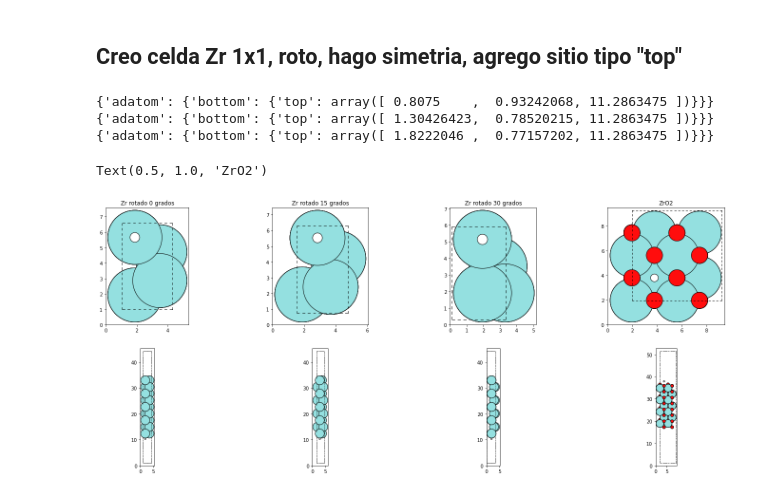
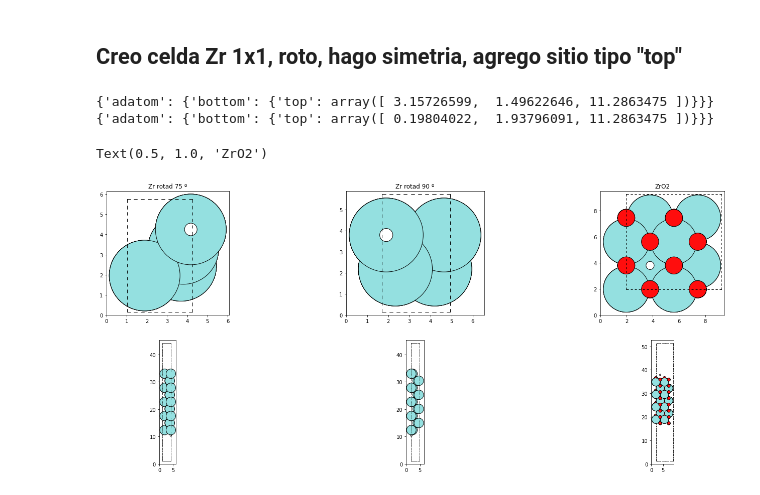
Before and after one commit to Division-Aleaciones-Especiales/ZrO2-Fractura, a Jupyter notebook: Apilamiento_Zr_ZrO2.ipynb, the cells around one changed output. Drawn from its saved outputs; the diff is of its cells as text; code cells hidden in the pictures.

```diff
--- a/Apilamiento_Zr_ZrO2.ipynb
+++ b/Apilamiento_Zr_ZrO2.ipynb
@@ -45,51 +45,36 @@ RotAdStruc = []
 rotatedsymmetric = []
 title = []
 dang = 15  # saltos entre los ángulos siguientes
-planos = ('0001')
-surfaces = (Zr0001)
+planos = ['0001']
+surfaces = [Zr0001]
 cantplanos = 1
 
-if cantplanos > 1:
-    for i in range(0, len(planos)):
-        rotatedsymmetric = tl.make_symmetric(surfaces[i], natoms=2)
-        plano = planos[i]
-        for ang in range(75, 91, dang):
-            rotated.append(sort(rotatedsymmetric.copy()))
-            rotated[-1].center()
-            rotated[-1].rotate(ang, 'z', center="com")
-            tl.get_adsite(rotated[-1], site='top', face='bottom')   # bottom para metal
-            print(rotated[-1].info)
-            RotAdStruc.append(tl.make_adstruc(rotated[-1], 'RotBotTop', theface='bottom', thesite='top'))
-            name = f'{ang}_{plano}_rotated.vasp'
-            rotated[-1].write(name, direct=True, sort=True)
-else:
-    rotatedsymmetric = tl.make_symmetric(surfaces, natoms=2)
-    plano = planos
-    for ang in range(0, 31, dang):
+for i, (plano, surface) in enumerate(zip(planos, surfaces)): # in range(0, len(planos)):
+    rotatedsymmetric = tl.make_symmetric(surface, natoms=2)
+    for ang in range(75, 91, dang):
         rotated.append(sort(rotatedsymmetric.copy()))
         rotated[-1].center()
         rotated[-1].rotate(ang, 'z', center="com")
-        title.append('Zr rotado ' + str(ang) + ' grados')
         tl.get_adsite(rotated[-1], site='top', face='bottom')   # bottom para metal
         print(rotated[-1].info)
         RotAdStruc.append(tl.make_adstruc(rotated[-1], 'RotBotTop', theface='bottom', thesite='top'))
         name = f'{ang}_{plano}_rotated.vasp'
         rotated[-1].write(name, direct=True, sort=True)
+        title.append(f'Zr rotad {ang} º')
 # %% [output]
-{'adatom': {'bottom': {'top': array([ 0.8075    ,  0.93242068, 11.2863475 ])}}}
-{'adatom': {'bottom': {'top': array([ 1.30426423,  0.78520215, 11.2863475 ])}}}
-{'adatom': {'bottom': {'top': array([ 1.8222046 ,  0.77157202, 11.2863475 ])}}}
+{'adatom': {'bottom': {'top': array([ 3.15726599,  1.49622646, 11.2863475 ])}}}
+{'adatom': {'bottom': {'top': array([ 0.19804022,  1.93796091, 11.2863475 ])}}}
 # %%
 fig, ax = plt.subplots(2, len(RotAdStruc)+1)
 
-for i in range(len(RotAdStruc)):
-    plot_atoms(RotAdStruc[i], ax=ax[0,i], rotation='-180x')
-    plot_atoms(RotAdStruc[i], ax=ax[1,i], rotation='-90x')
-    ax[0,i].set_title(title[i])
+for i , (theroted, thetitle) in enumerate(zip(RotAdStruc, title)): #range(len(RotAdStruc)):
+    plot_atoms(theroted, ax=ax[0,i], rotation='-180x')
+    plot_atoms(theroted, ax=ax[1,i], rotation='-90x')
+    ax[0,i].set_title(thetitle)
 
-plot_atoms(onhollow1, ax=ax[0,len(RotAdStruc)])
-plot_atoms(onhollow1, ax=ax[1,len(RotAdStruc)], rotation='-90x')
-ax[0,len(RotAdStruc)].set_title('ZrO2')
+plot_atoms(onhollow1, ax=ax[0,-1])
+plot_atoms(onhollow1, ax=ax[1,-1], rotation='-90x')
+ax[0,-1].set_title('ZrO2')
 # %% [output]
 Text(0.5, 1.0, 'ZrO2')
-[figure, old version]
+[figure, new version]
```
